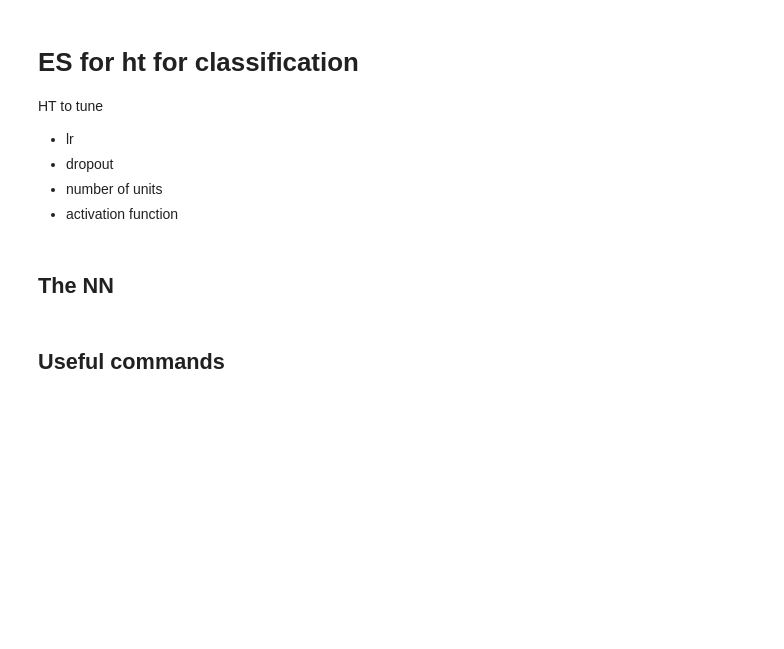
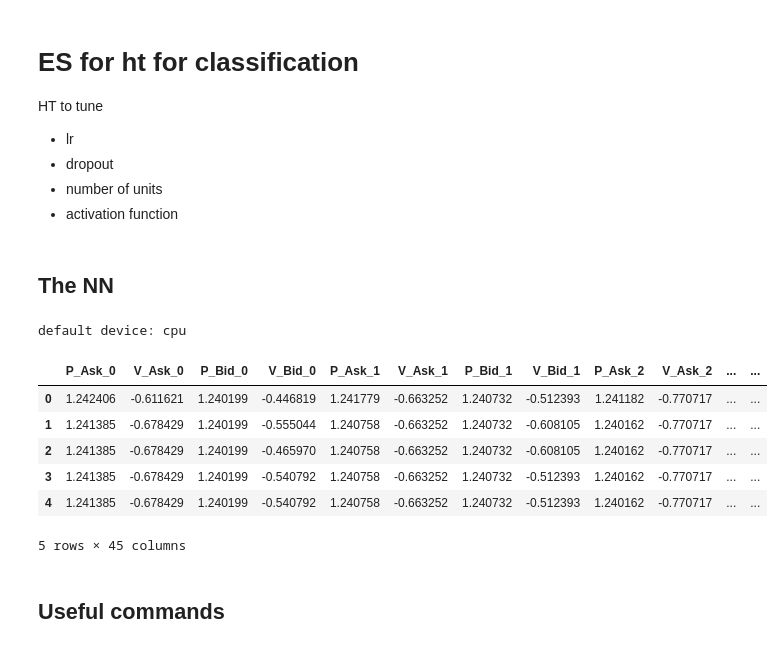
Before and after one commit to JoeLsvj/stocks_forecasting_LOB, a Jupyter notebook: Samuele_work/EA-for-hyperparamters-tuning/es_classification.ipynb, the cells around one changed output. Cells and saved outputs as stored; diff of their text form; code cells hidden in the pictures; blank space fills up the shorter version.

```diff
--- a/Samuele_work/EA-for-hyperparamters-tuning/es_classification.ipynb
+++ b/Samuele_work/EA-for-hyperparamters-tuning/es_classification.ipynb
@@ -17,12 +17,18 @@ from torch.utils.data import DataLoader, Subset # an object that generates batch
 from torchvision import datasets # popular datasets, architectures and common image transformations
 from torchvision.transforms import ToTensor # an easy way to convert PIL images to Tensors
 
+import pandas as pd
 import numpy as np # NumPy, the python array library
 import random # for generating random numbers
 import matplotlib.pyplot as plt
 
 from torch.utils.data import DataLoader, random_split
+import time
 
+# Custom modules
+import Models_class as Models
+import Dataset
+import utils
 
 # Set seeds
 
@@ -30,3 +36,27 @@ SEED = 0 # seed for reproducibility
 
 random.seed(SEED) # set the seed for random numbers
 np.random.seed(SEED) # set the seed for numpy arrays
+
+
+device = torch.device('cuda' if torch.cuda.is_available() else 'cpu') # use the GPU if available
+print(f"default device: {device}")
+# %% [output]
+default device: cpu
+# %%
+df = pd.read_parquet('../../Data/FI-2010-Cleaned/NoAuction/Zscore/WRT1V.parquet')
+df = df.head(500) # For testing purposes (put 20000)
+df.drop(columns=['Day'], inplace=True)
+
+target_cols = ['Label_10', 'Label_20', 'Label_30', 'Label_50', 'Label_100']
+# Set target cols to dtype int
+df[target_cols] = df[target_cols].astype(int)
+
+df.head()
+# %% [output]
+|  | P_Ask_0 | V_Ask_0 | P_Bid_0 | V_Bid_0 | P_Ask_1 | V_Ask_1 | P_Bid_1 | V_Bid_1 | P_Ask_2 | V_Ask_2 | ... | ... |
+| 0 | 1.242406 | -0.611621 | 1.240199 | -0.446819 | 1.241779 | -0.663252 | 1.240732 | -0.512393 | 1.241182 | -0.770717 | ... | ... |
+| 1 | 1.241385 | -0.678429 | 1.240199 | -0.555044 | 1.240758 | -0.663252 | 1.240732 | -0.608105 | 1.240162 | -0.770717 | ... | ... |
+| 2 | 1.241385 | -0.678429 | 1.240199 | -0.465970 | 1.240758 | -0.663252 | 1.240732 | -0.608105 | 1.240162 | -0.770717 | ... | ... |
+| 3 | 1.241385 | -0.678429 | 1.240199 | -0.540792 | 1.240758 | -0.663252 | 1.240732 | -0.512393 | 1.240162 | -0.770717 | ... | ... |
+| 4 | 1.241385 | -0.678429 | 1.240199 | -0.540792 | 1.240758 | -0.663252 | 1.240732 | -0.512393 | 1.240162 | -0.770717 | ... | ... |
+5 rows × 45 columns
```
Also changed, not shown: parts of 41 cells of this notebook, 5 other files.
